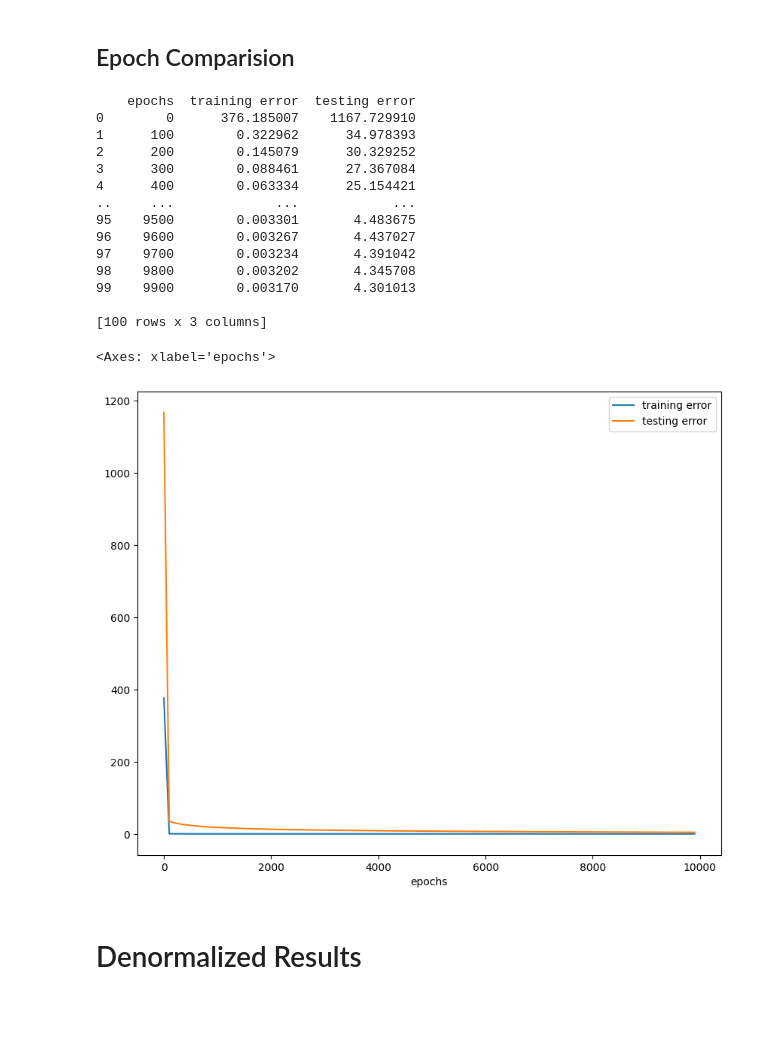
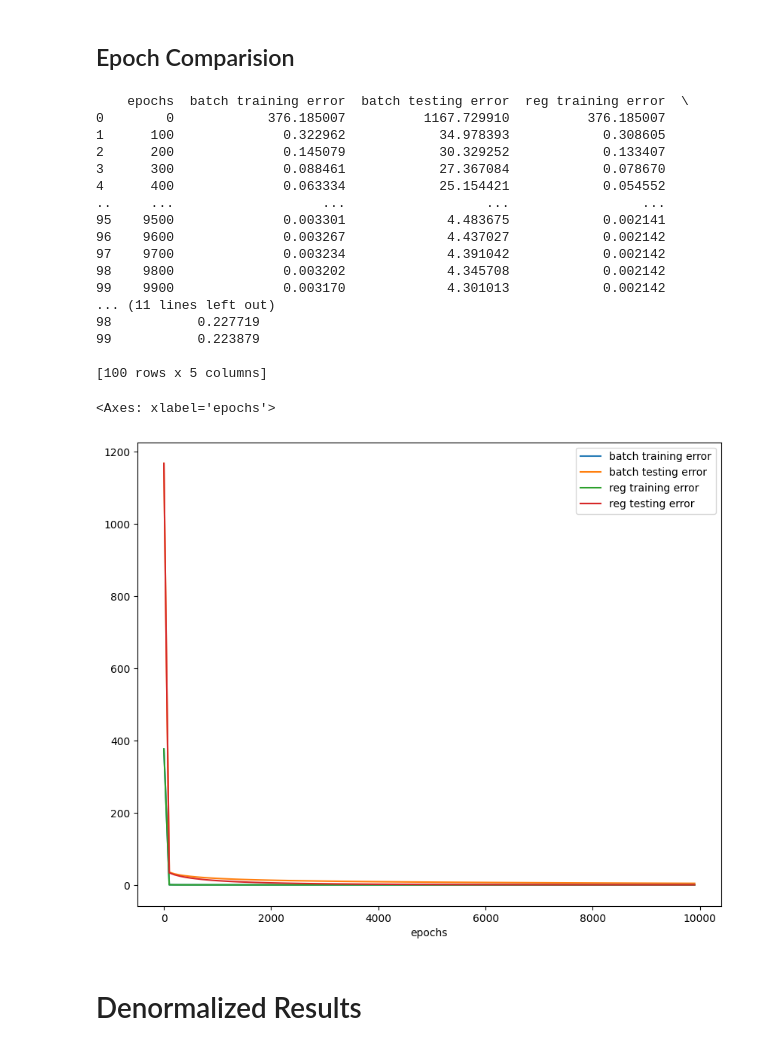
Before and after one commit to lua1235/TornML, a Jupyter notebook: Testbed.ipynb, the cells around one changed output. Saved outputs shown, nothing was run; the diff lists cells and outputs as text; code cells hidden in the pictures; blank space fills up the shorter version.

```diff
--- a/Testbed.ipynb
+++ b/Testbed.ipynb
@@ -105,0 +108,16 @@ def loss(a) :
+# %%
+errors = {'Lambda' : [], 'training error' : [], 'testing error' : []}
+
+for i in range(10, 0, -1) :
+  reg_f, reg_w = batch_reg_learner(train_features, train_labels, loss, _lambda = 1/(10**i), epochs = 1000)
+  #print(batch_erm_w)
+  #print(batch_erm_f(train_features[0]))
+  train_error = (1/train_n) * sum([(reg_f(x) - y) ** 2 for x, y in zip(train_features, train_labels)])
+  test_error = (1/test_n) * sum([(reg_f(x) - y) ** 2 for x, y in zip(test_features, test_labels)])
+  errors['Lambda'].append(1/(10**i))
+  errors['training error'].append(train_error)
+  errors['testing error'].append(test_error)
+
+errors = pd.DataFrame(errors)
+print(errors)
+errors.plot(figsize=(10, 8), x='Lambda', y=['training error', 'testing error'])
@@ -106,38 +138,50 @@ def loss(a) :
 # %% [markdown]
 ## Epoch Comparision
 # %%
-errors = {'epochs' : [], 'training error' : [], 'testing error' : []}
+errors = {'epochs' : [],
+          'batch training error' : [],
+          'batch testing error' : [],
+          'reg training error' : [],
+          'reg testing error' : []}
 
 for i in range(0, 10000, 100) :
   batch_erm_f, batch_erm_w = batch_erm_learner(train_features, train_labels, loss, epochs = i)
+  reg_f, reg_w = batch_reg_learner(train_features, train_labels, loss, _lambda = 1, epochs = i)
   #print(batch_erm_w)
   #print(batch_erm_f(train_features[0]))
-  train_error = (1/train_n) * sum([(batch_erm_f(x) - y) ** 2 for x, y in zip(train_features, train_labels)])
-  test_error = (1/test_n) * sum([(batch_erm_f(x) - y) ** 2 for x, y in zip(test_features, test_labels)])
+  btrain_error = (1/train_n) * sum([(batch_erm_f(x) - y) ** 2 for x, y in zip(train_features, train_labels)])
+  btest_error = (1/test_n) * sum([(batch_erm_f(x) - y) ** 2 for x, y in zip(test_features, test_labels)])
+  rtrain_error = (1/train_n) * sum([(reg_f(x) - y) ** 2 for x, y in zip(train_features, train_labels)])
+  rtest_error = (1/test_n) * sum([(reg_f(x) - y) ** 2 for x, y in zip(test_features, test_labels)])
   errors['epochs'].append(i)
-  errors['training error'].append(train_error)
-  errors['testing error'].append(test_error)
+  errors['batch training error'].append(btrain_error)
+  errors['batch testing error'].append(btest_error)
+  errors['reg training error'].append(rtrain_error)
+  errors['reg testing error'].append(rtest_error)
 
 errors = pd.DataFrame(errors)
 print(errors)
-errors.plot(figsize=(10, 8), x='epochs', y=['training error', 'testing error'])
+errors.plot(figsize=(10, 8), x='epochs', y=['batch training error', 'batch testing error', 'reg training error', 'reg testing error'])
 # %% [output]
-    epochs  training error  testing error
-0        0      376.185007    1167.729910
-1      100        0.322962      34.978393
-2      200        0.145079      30.329252
-3      300        0.088461      27.367084
-4      400        0.063334      25.154421
-..     ...             ...            ...
-95    9500        0.003301       4.483675
-96    9600        0.003267       4.437027
-97    9700        0.003234       4.391042
-98    9800        0.003202       4.345708
-99    9900        0.003170       4.301013
+    epochs  batch training error  batch testing error  reg training error  \
+0        0            376.185007          1167.729910          376.185007
+1      100              0.322962            34.978393            0.308605
+2      200              0.145079            30.329252            0.133407
+3      300              0.088461            27.367084            0.078670
+4      400              0.063334            25.154421            0.054552
+..     ...                   ...                  ...                 ...
+95    9500              0.003301             4.483675            0.002141
+96    9600              0.003267             4.437027            0.002142
+97    9700              0.003234             4.391042            0.002142
+98    9800              0.003202             4.345708            0.002142
+99    9900              0.003170             4.301013            0.002142
+... (11 lines left out)
+98           0.227719
+99           0.223879
 
-[100 rows x 3 columns]
+[100 rows x 5 columns]
 <Axes: xlabel='epochs'>
-[figure, old version]
+[figure, new version]
 # %% [markdown]
 # Denormalized Results
 # %%
```
Also changed, not shown: parts of 3 cells of this notebook.
